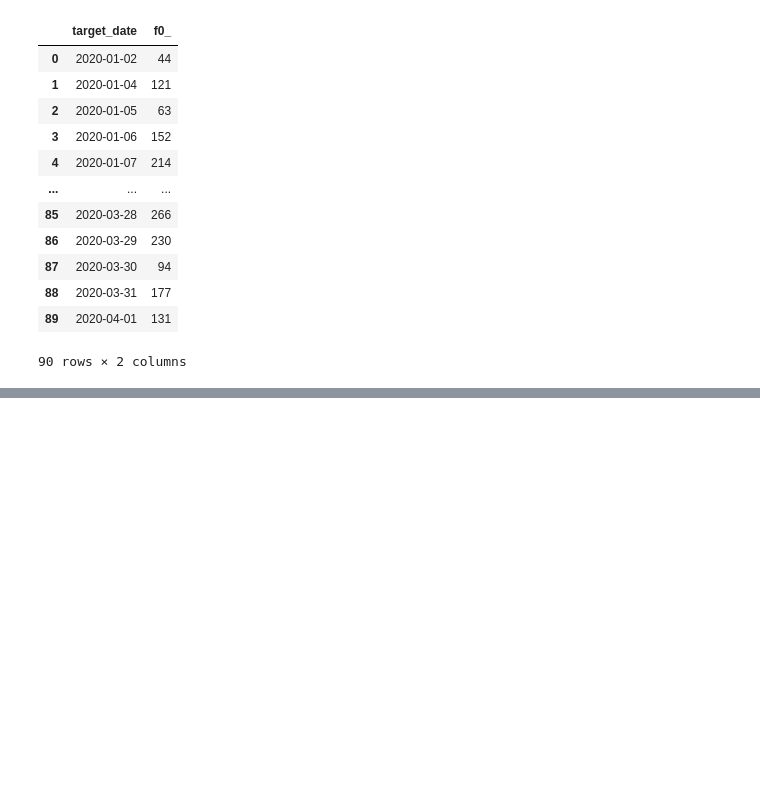
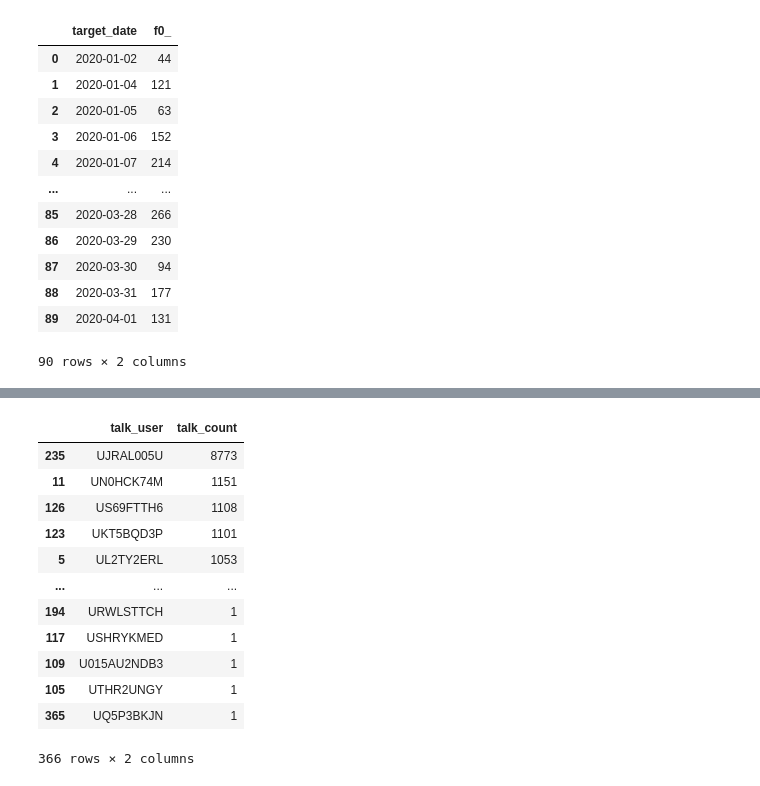
Before and after one commit to daikichidaze/slack-report-2020, a Jupyter notebook: slack-data-bacis-analysis.ipynb, the cells around one changed output, grey strips where cells are left out. Cells and saved outputs as stored; diff of their text form; code cells hidden in the pictures; blank space fills up the shorter version.

```diff
--- a/slack-data-bacis-analysis.ipynb
+++ b/slack-data-bacis-analysis.ipynb
@@ -335,0 +306,16 @@ df_replies_history
+# %%
+df_user_talk_cnt.sort_values(by = 'talk_count', ascending=False)
+# %% [output]
+|  | talk_user | talk_count |
+| 235 | UJRAL005U | 8773 |
+| 11 | UN0HCK74M | 1151 |
+| 126 | US69FTTH6 | 1108 |
+| 123 | UKT5BQD3P | 1101 |
+| 5 | UL2TY2ERL | 1053 |
+| ... | ... | ... |
+| 194 | URWLSTTCH | 1 |
+| 117 | USHRYKMED | 1 |
+| 109 | U015AU2NDB3 | 1 |
+| 105 | UTHR2UNGY | 1 |
+| 365 | UQ5P3BKJN | 1 |
+366 rows × 2 columns
```
Also changed, not shown: parts of 15 cells of this notebook, 1 other file.
